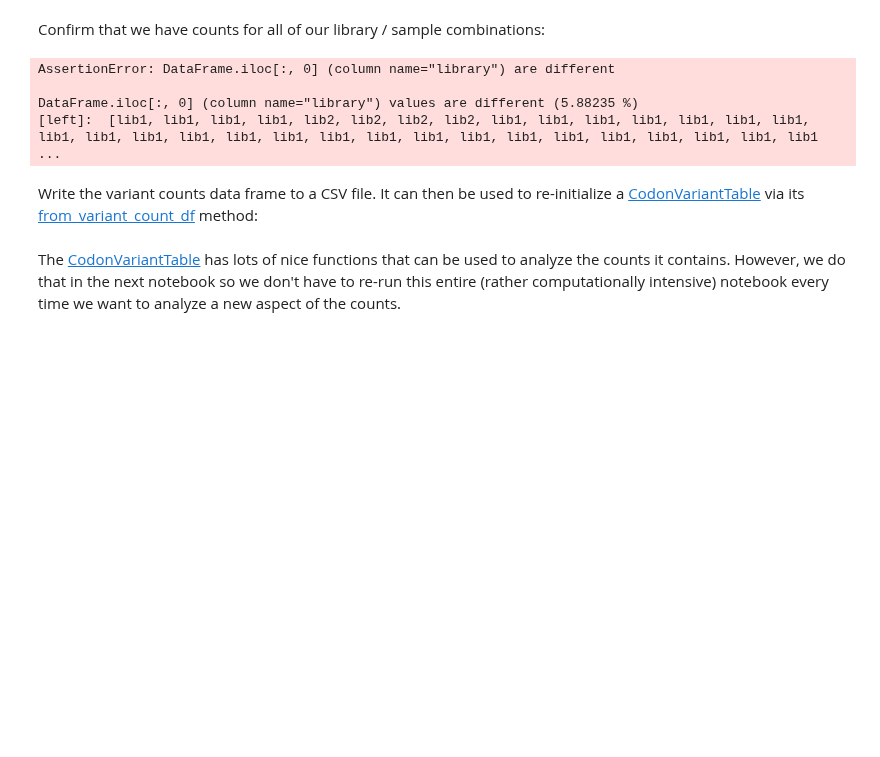
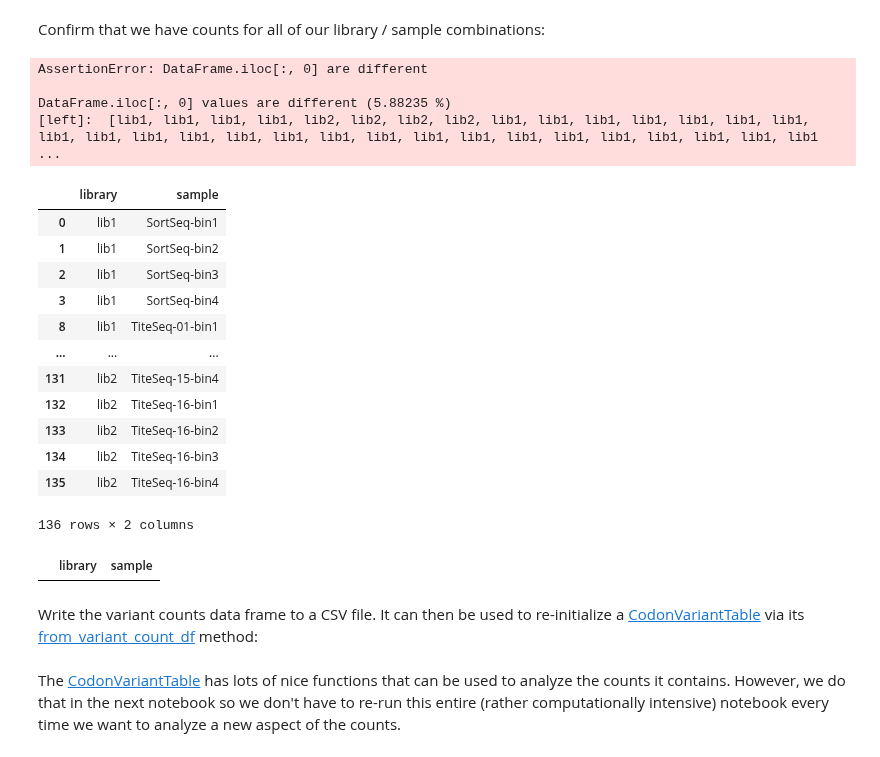
Before and after one commit to jbloomlab/SARS-CoV-2-RBD_DMS, a Jupyter notebook: count_variants.ipynb, the cells around one changed output. Cells and saved outputs as stored; diff of their text form; code cells hidden in the pictures; blank space fills up the shorter version.

Commit message:
`count_variants.ipynb` runs through

```diff
--- a/count_variants.ipynb
+++ b/count_variants.ipynb
@@ -330,20 +327,47 @@ display(HTML(variants.variant_count_df.head().to_html(index=False)))
 Confirm that we have counts for all of our library / sample combinations:
 # %%
 pd.testing.assert_frame_equal(
-    barcode_runs
-        [['library', 'sample']],
+    barcode_runs[['library', 'sample']]
+                .sort_values(['library', 'sample'])
+                .reset_index(drop=,
     variants.variant_count_df
         [['library', 'sample']]
         .drop_duplicates()
+        .sort_values(['library', 'sample'])
         .reset_index(drop=True),
     check_dtype=False,
     check_categorical=False,
+    check_like=True,
     )
 # %% [output]
-AssertionError: DataFrame.iloc[:, 0] (column name="library") are different
+AssertionError: DataFrame.iloc[:, 0] are different
 
-DataFrame.iloc[:, 0] (column name="library") values are different (5.88235 %)
+DataFrame.iloc[:, 0] values are different (5.88235 %)
 [left]:  [lib1, lib1, lib1, lib1, lib2, lib2, lib2, lib2, lib1, lib1, lib1, lib1, lib1, lib1, lib1, lib1, lib1, lib1, lib1, lib1, lib1, lib1, lib1, lib1, lib1, lib1, lib1, lib1, lib1, lib1, lib1, lib1 ...
+# %%
+barcode_runs[['library', 'sample']].sort_values(['library', 'sample'])
+# %% [output]
+|  | library | sample |
+| 0 | lib1 | SortSeq-bin1 |
+| 1 | lib1 | SortSeq-bin2 |
+| 2 | lib1 | SortSeq-bin3 |
+| 3 | lib1 | SortSeq-bin4 |
+| 8 | lib1 | TiteSeq-01-bin1 |
+| ... | ... | ... |
+| 131 | lib2 | TiteSeq-15-bin4 |
+| 132 | lib2 | TiteSeq-16-bin1 |
+| 133 | lib2 | TiteSeq-16-bin2 |
+| 134 | lib2 | TiteSeq-16-bin3 |
+| 135 | lib2 | TiteSeq-16-bin4 |
+136 rows × 2 columns
+# %%
+((variants.variant_count_df
+        [['library', 'sample']]
+        .drop_duplicates()
+        .sort_values(['library', 'sample'])
+        .reset_index(drop=True)) == barcode_runs[['library', 'sample']].sort_values(['library', 'sample']).reset_index(drop=True)).query('sample == False')
+# %% [output]
+|  | library | sample |
 # %% [markdown]
 Write the variant counts data frame to a CSV file.
 It can then be used to re-initialize a [CodonVariantTable](https://jbloomlab.github.io/dms_variants/dms_variants.codonvarianttable.html#dms_variants.codonvarianttable.CodonVariantTable) via its [from_variant_count_df](https://jbloomlab.github.io/dms_variants/dms_variants.codonvarianttable.html#dms_variants.codonvarianttable.CodonVariantTable.from_variant_count_df) method:
@@ -351,5 +375,5 @@ It can then be used to re-initialize a [CodonVariantTable](https://jbloomlab.git
 print(f"Writing variant counts to {config['variant_counts_file']}")
 variants.variant_count_df.to_csv(config['variant_counts_file'], index=False)
 # %% [markdown]
-The [CodonVariantTable](CodonVariantTablehttps://jbloomlab.github.io/dms_variants/dms_variants.codonvarianttable.html#dms_variants.codonvarianttable.CodonVariantTable) has lots of nice functions that can be used to analyze the counts it contains.
+The [CodonVariantTable](https://jbloomlab.github.io/dms_variants/dms_variants.codonvarianttable.html#dms_variants.codonvarianttable.CodonVariantTable) has lots of nice functions that can be used to analyze the counts it contains.
 However, we do that in the next notebook so we don't have to re-run this entire (rather computationally intensive) notebook every time we want to analyze a new aspect of the counts.
```
Also changed, not shown: parts of 6 cells of this notebook.
